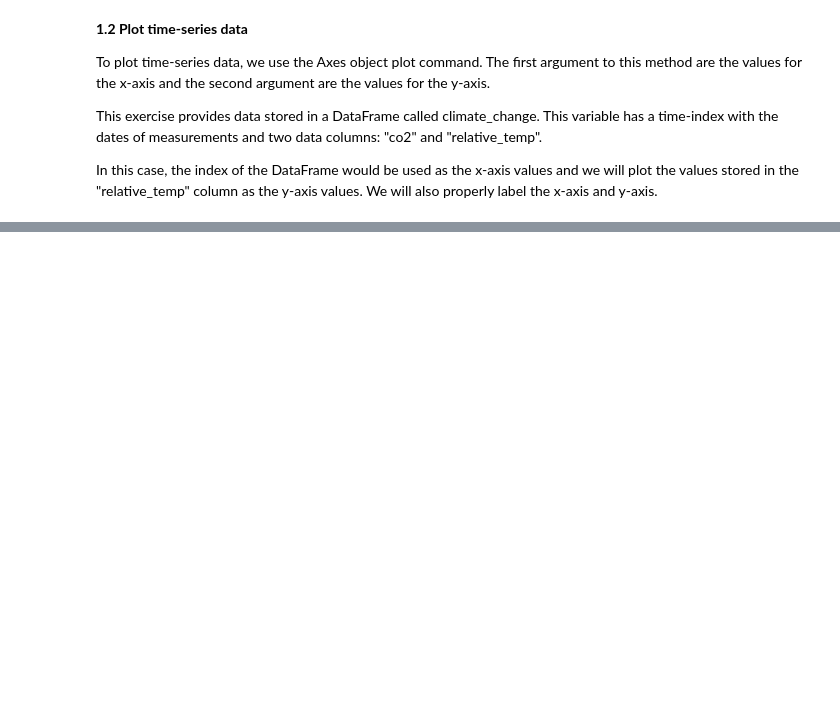
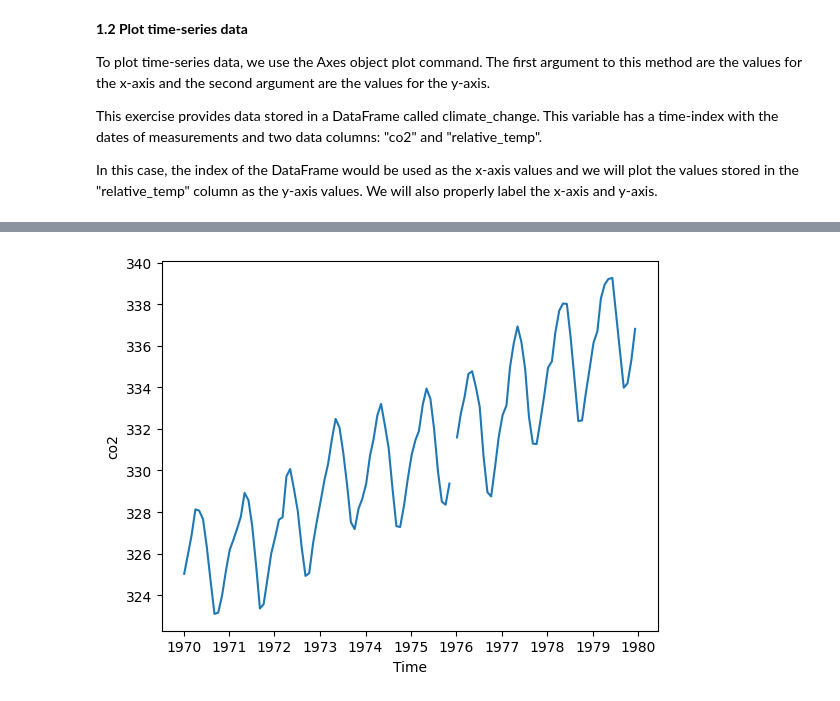
Before and after one commit to yazanhannun/Introduction-to-Data-Visualizations-in-Matplotlib, a Jupyter notebook: 2_Plotting time-series.ipynb, the cells around one changed output, grey strips where cells are left out. Cells and saved outputs as stored; diff of their text form; code cells hidden in the pictures; blank space fills up the shorter version.

Commit message:
Plotting time-series/Using a time index to zoom in

```diff
--- a/2_Plotting time-series.ipynb
+++ b/2_Plotting time-series.ipynb
@@ -52,0 +61,20 @@ plt.show()
+# %%
+# Use plt.subplots to create fig and ax
+fig, ax = plt.subplots()
+
+# Create variable seventies with data from "1970-01-01" to "1979-12-31"
+seventies = climate_change["1970-01-01":"1979-12-31"]
+
+# Add the time-series for "co2" data from seventies to the plot
+ax.plot(seventies.index, seventies["co2"])
+
+# Set the x-axis label
+ax.set_xlabel('Time')
+
+# Set the y-axis label
+ax.set_ylabel('co2')
+
+# Show the figure
+plt.show()
+# %% [output]
+[figure, added]
```
Also changed, not shown: parts of 2 cells of this notebook.
